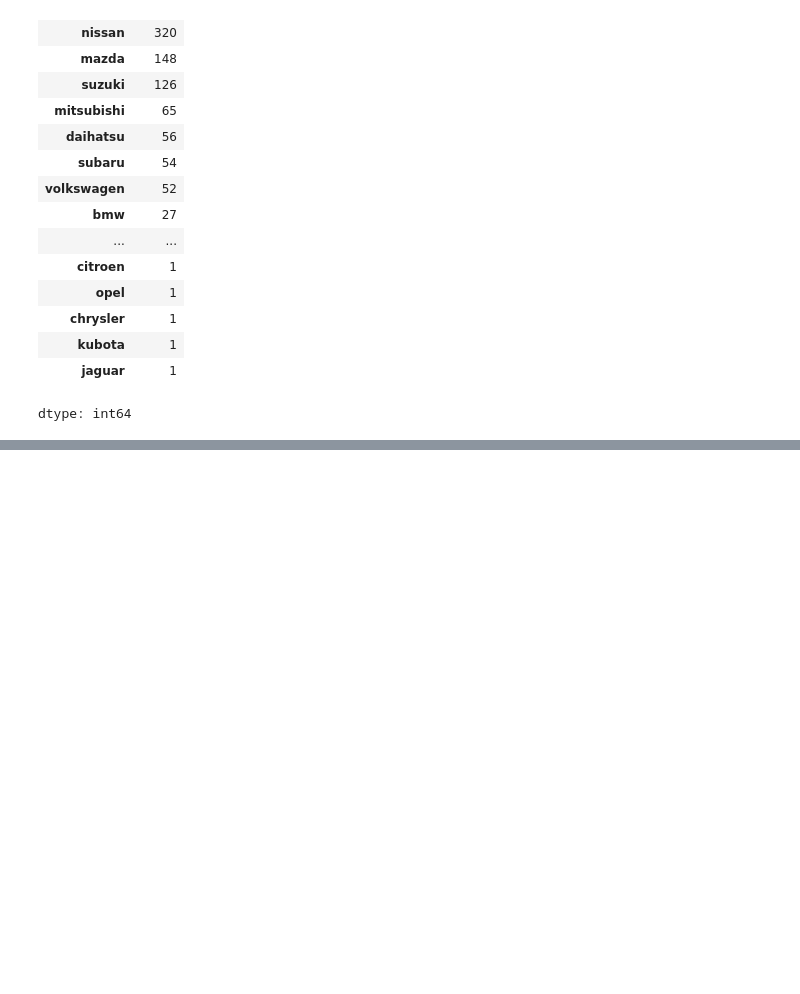
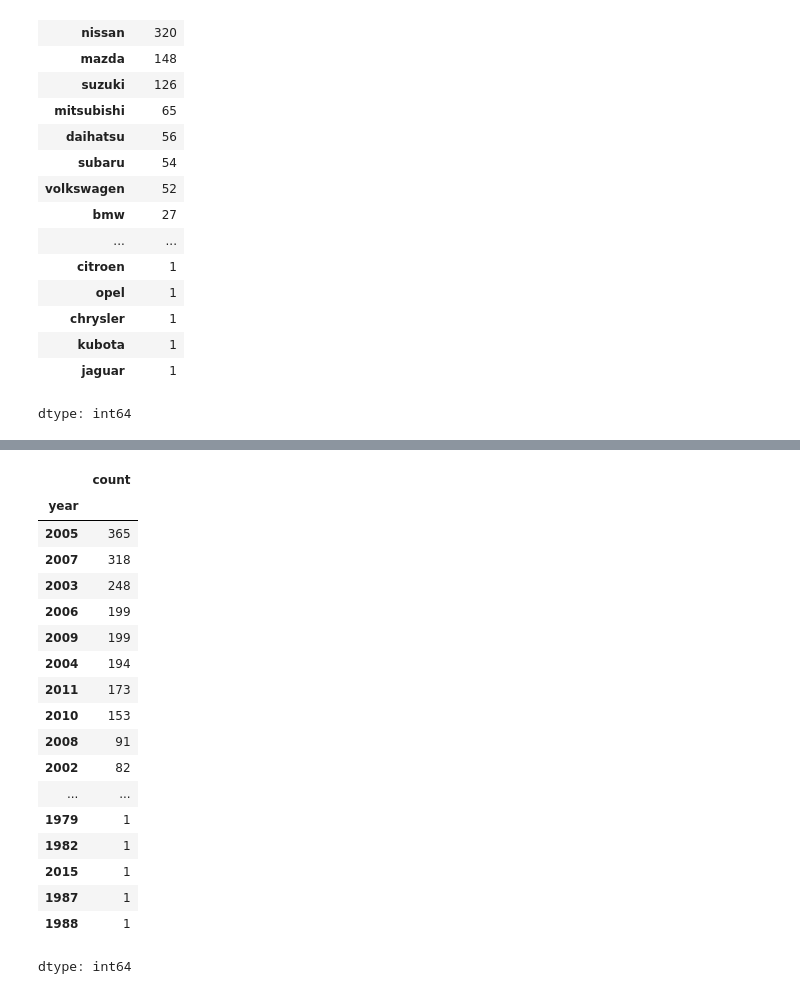
Before and after one commit to Maxxx-VS/The-Founder, a Jupyter notebook: 22_3_Японские_машины.ipynb, the cells around one changed output, grey strips where cells are left out. Drawn from its saved outputs; the diff is of its cells as text; code cells hidden in the pictures; blank space fills up the shorter version.

```diff
--- a/22_3_Японские_машины.ipynb
+++ b/22_3_Японские_машины.ipynb
@@ -261,0 +280,22 @@ print('Модель в формате OHE: ', str2multiOHE(cars.mark[n], mark_cl
+# %%
+cars['year'].value_counts()
+# %% [output]
+|  | count |
+| year |  |
+| 2005 | 365 |
+| 2007 | 318 |
+| 2003 | 248 |
+| 2006 | 199 |
+| 2009 | 199 |
+| 2004 | 194 |
+| 2011 | 173 |
+| 2010 | 153 |
+| 2008 | 91 |
+| 2002 | 82 |
+| ... | ... |
+| 1979 | 1 |
+| 1982 | 1 |
+| 2015 | 1 |
+| 1987 | 1 |
+| 1988 | 1 |
+dtype: int64
```
Also changed, not shown: parts of 11 cells of this notebook.
